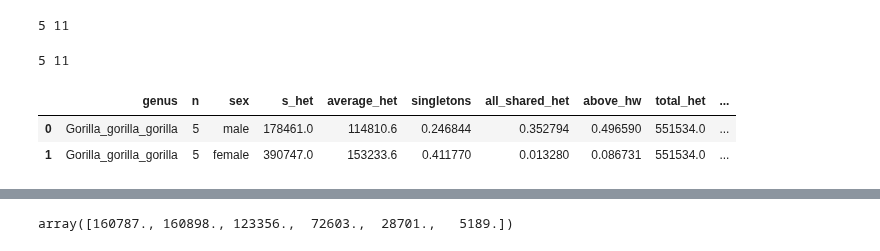
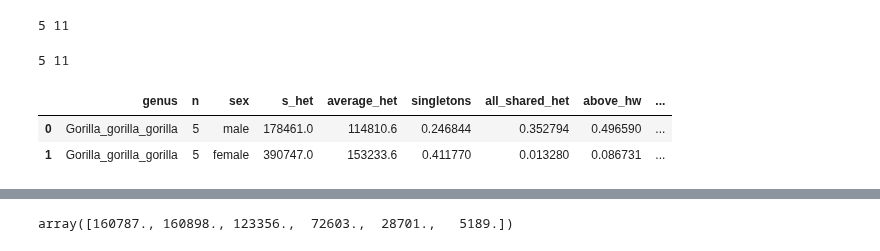
Before and after one commit to erikfogh/baboon_analysis, a Jupyter notebook: notebooks/Primatediversity_shared_het.ipynb, the cells around one changed output, grey strips where cells are left out. Drawn from its saved outputs; the diff is of its cells as text; code cells hidden in the pictures.

```diff
--- a/notebooks/Primatediversity_shared_het.ipynb
+++ b/notebooks/Primatediversity_shared_het.ipynb
@@ -184,32 +184,34 @@ n_matrix = generate_shared_het_matrix(d, genus_dict["Gorilla_gorilla_gorilla.fas
 # %%
 def summarize_matrix(matrix, genus):
     df_list = []
     for g, a in [["male", 1], ["female", 0]]:
         i = len(matrix)-1
         total_het = matrix.sum()
         singleton = matrix.sum(axis=a)[1]
         s_het = sum(matrix.sum(axis=a)[1:])
         all_shared = matrix.sum(axis=a)[i]
         above_hw = sum(matrix.sum(axis=a)[1+i//2+(i%2>0):])
+        het_per_individual = sum(matrix.sum(axis=a)[1:]*list(range(1, i+1)))
+        calls_in_above_hw = sum(matrix.sum(axis=a)[1+i//2+(i%2>0):]*list(range(1+i//2+(i%2>0), i+1)))
         both_f_m = matrix[1:, 1:].sum()
         all_f_m = matrix[i:, i:].sum()
-        het_per_individual = sum(matrix.sum(axis=a)[1:]*list(range(1, i+1)))
         d = {"genus": genus[:-6], "n": i, "sex": g, "s_het": s_het, "average_het": het_per_individual/i,
              "singletons": singleton/s_het, "all_shared_het": all_shared/s_het, "above_hw": above_hw/s_het,
+             "weight_above_hw": calls_in_above_hw/het_per_individual,
              "total_het": total_het,"both_f_m": both_f_m/total_het, "het_all": all_f_m/total_het}
         df = pd.DataFrame(data=d, index=[0])
         df_list.append(df)
     df = pd.concat(df_list, ignore_index=True)
     return df
 d = d_hetero.loc[(d_hetero.PDGP_ID != "PD_0001") & (d_hetero.PDGP_ID != "PD_0368")]
 d = d.loc[d.reference_file == "Gorilla_gorilla_gorilla.fasta"]
 n_matrix = generate_shared_het_matrix(d, genus_dict["Gorilla_gorilla_gorilla.fasta"])
 summarize_matrix(n_matrix, "Gorilla_gorilla_gorilla.fasta")
 # %% [output]
 5 11
-|  | genus | n | sex | s_het | average_het | singletons | all_shared_het | above_hw | total_het | ... |
-| 0 | Gorilla_gorilla_gorilla | 5 | male | 178461.0 | 114810.6 | 0.246844 | 0.352794 | 0.496590 | 551534.0 | ... |
-| 1 | Gorilla_gorilla_gorilla | 5 | female | 390747.0 | 153233.6 | 0.411770 | 0.013280 | 0.086731 | 551534.0 | ... |
+|  | genus | n | sex | s_het | average_het | singletons | all_shared_het | above_hw | ... |
+| 0 | Gorilla_gorilla_gorilla | 5 | male | 178461.0 | 114810.6 | 0.246844 | 0.352794 | 0.496590 | ... |
+| 1 | Gorilla_gorilla_gorilla | 5 | female | 390747.0 | 153233.6 | 0.411770 | 0.013280 | 0.086731 | ... |
 # %%
 df_list = []
 for genus in genus_dict:
```
Also changed, not shown: parts of 1 cell of this notebook, 3 other files.
